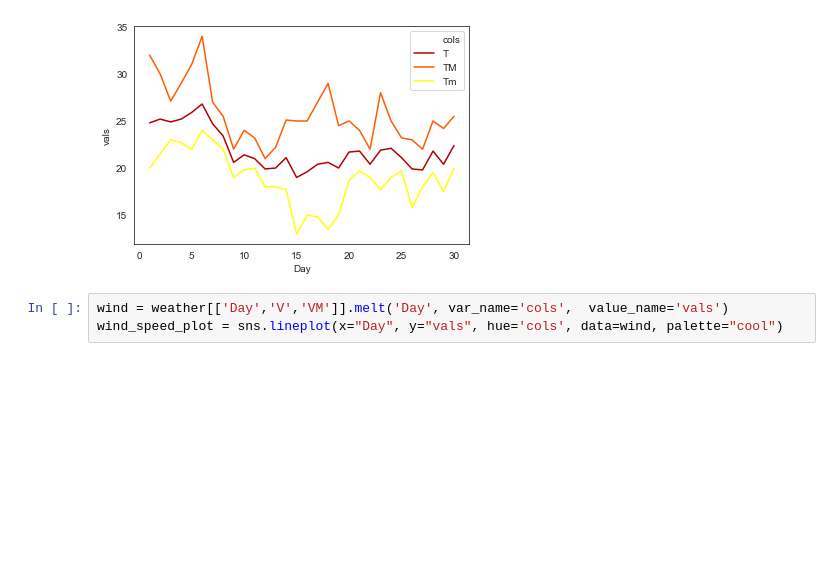
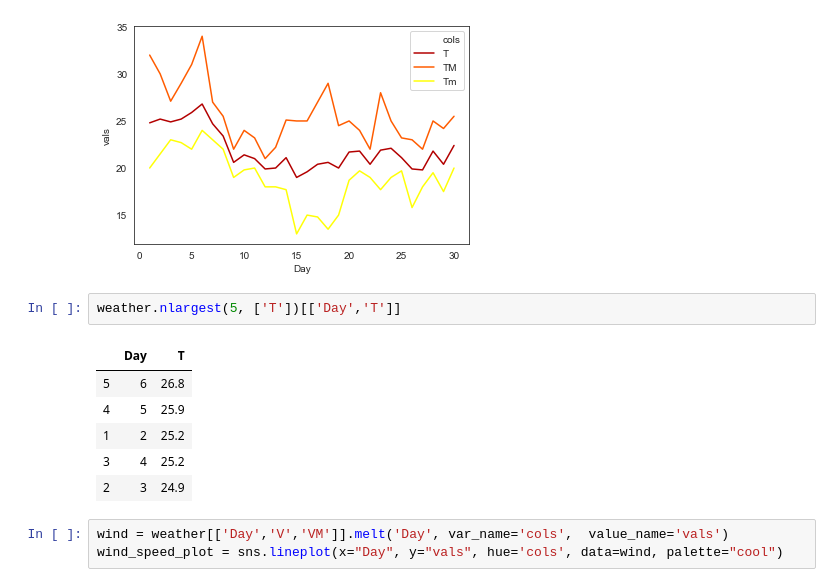
Before and after one commit to ironhack-datalabs/data-ber-10-19, a Jupyter notebook: module-3_projects/final-project/Medical_Appointments/Test_merge_weather.ipynb, the cells around one changed output. Drawn from its saved outputs; the diff is of its cells as text; blank space fills up the shorter version.

```diff
--- a/module-3_projects/final-project/Medical_Appointments/Test_merge_weather.ipynb
+++ b/module-3_projects/final-project/Medical_Appointments/Test_merge_weather.ipynb
@@ -124,6 +135,15 @@ temp = weather[['Day','T','TM','Tm']].melt('Day', var_name='cols',  value_name='
 temp_plot = sns.lineplot(x="Day", y="vals", hue='cols', data=temp, palette="hot")
 # %% [output]
 [figure]
+# %%
+weather.nlargest(5, ['T'])[['Day','T']]
+# %% [output]
+|  | Day | T |
+| 5 | 6 | 26.8 |
+| 4 | 5 | 25.9 |
+| 1 | 2 | 25.2 |
+| 3 | 4 | 25.2 |
+| 2 | 3 | 24.9 |
 # %%
 wind = weather[['Day','V','VM']].melt('Day', var_name='cols',  value_name='vals')
 wind_speed_plot = sns.lineplot(x="Day", y="vals", hue='cols', data=wind, palette="cool")
```
Also changed, not shown: parts of 13 cells of this notebook.
